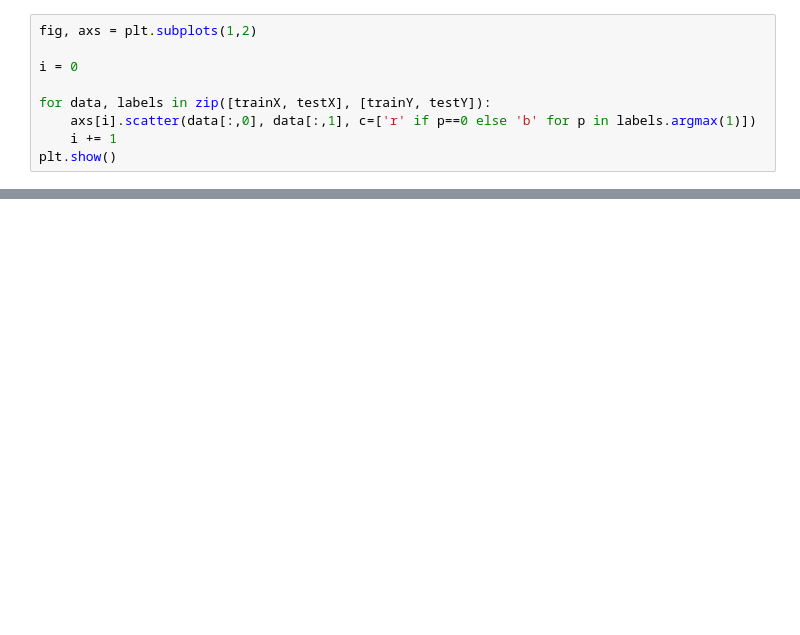
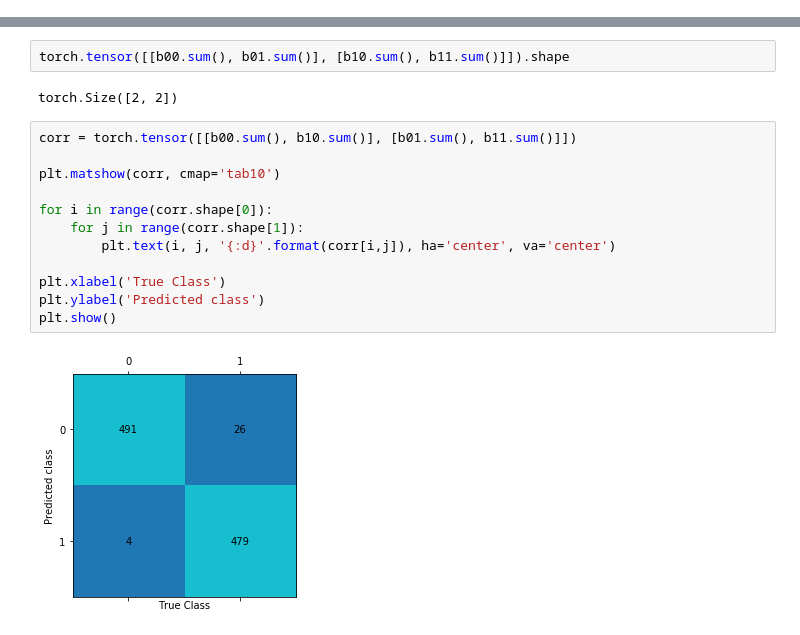
Before and after one commit to Neclow/ee559-project2, a Jupyter notebook: Project2v1.ipynb, the cells around one changed output, grey strips where cells are left out. Cells and saved outputs as stored; diff of their text form; blank space fills up the shorter version.

```diff
--- a/Project2v1.ipynb
+++ b/Project2v1.ipynb
@@ -18,9 +14,0 @@ trainX, trainY, testX, testY = load_data()
-# %%
-fig, axs = plt.subplots(1,2)
-
-i = 0
-
-for data, labels in zip([trainX, testX], [trainY, testY]):
-    axs[i].scatter(data[:,0], data[:,1], c=['r' if p==0 else 'b' for p in labels.argmax(1)])
-    i += 1
-plt.show()
@@ -105,3 +64,21 @@ tensor(483) tensor(3) tensor(8) tensor(506)
+# %%
+torch.tensor([[b00.sum(), b01.sum()], [b10.sum(), b11.sum()]]).shape
+# %% [output]
+torch.Size([2, 2])
+# %%
+corr = torch.tensor([[b00.sum(), b10.sum()], [b01.sum(), b11.sum()]])
+
+plt.matshow(corr, cmap='tab10')
+
+for i in range(corr.shape[0]):
+    for j in range(corr.shape[1]):
+        plt.text(i, j, '{:d}'.format(corr[i,j]), ha='center', va='center')
+
+plt.xlabel('True Class')
+plt.ylabel('Predicted class')
+plt.show()
+# %% [output]
+[figure, added]
 # %%
 # Plotting scattering of correctly (resp. falsely) predicted values
 
```
Also changed, not shown: parts of 7 cells of this notebook, 14 other files.
